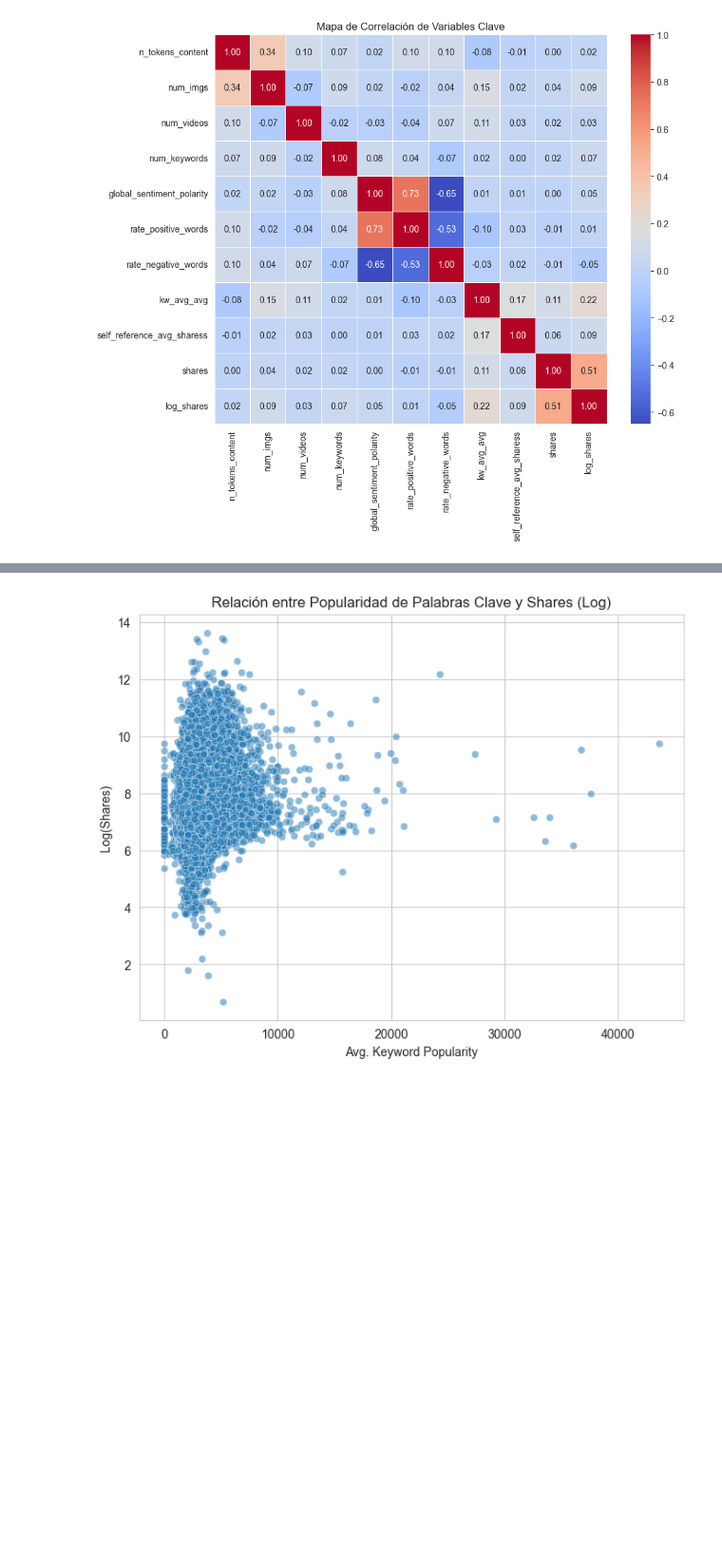
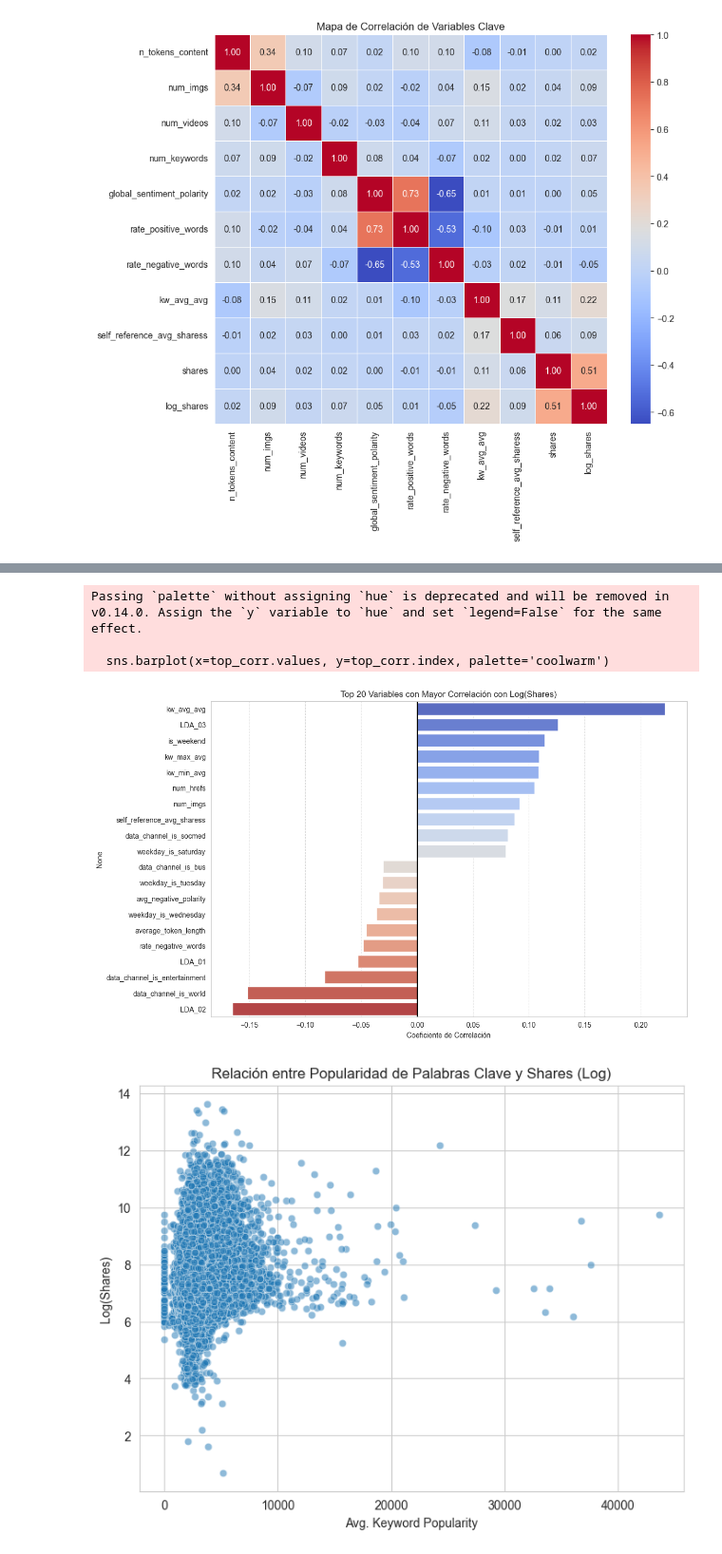
Before and after one commit to valnix140405/Heart-and-Lung-Sounds---Regression-Modeling, a Jupyter notebook: OnlineNewsPopularity/Proyecto_Integrador_News.ipynb, the cells around one changed output, grey strips where cells are left out. Shown at 95% size. Saved outputs shown, nothing was run; the diff lists cells and outputs as text; code cells hidden in the pictures; blank space fills up the shorter version.

```diff
--- a/OnlineNewsPopularity/Proyecto_Integrador_News.ipynb
+++ b/OnlineNewsPopularity/Proyecto_Integrador_News.ipynb
@@ -146,3 +150,27 @@ plt.show()
+# %%
+# Calcular correlación de todas las variables con log_shares
+correlations = df_clean.select_dtypes(include=[np.number]).corrwith(df_clean['log_shares']).sort_values(ascending=False)
+
+# Excluir la propia variable objetivo y 'shares' original
+correlations = correlations.drop(['log_shares', 'shares'], errors='ignore')
+
+# Seleccionar las 10 más positivas y 10 más negativas
+top_positive = correlations.head(10)
+top_negative = correlations.tail(10)
+top_corr = pd.concat([top_positive, top_negative])
+
+plt.figure(figsize=(12, 8))
+sns.barplot(x=top_corr.values, y=top_corr.index, palette='coolwarm')
+plt.title('Top 20 Variables con Mayor Correlación con Log(Shares)')
+plt.xlabel('Coeficiente de Correlación')
+plt.axvline(x=0, color='black', linestyle='-')
+plt.grid(axis='x', linestyle='--', alpha=0.7)
+plt.show()
+# %% [output]
+Passing `palette` without assigning `hue` is deprecated and will be removed in v0.14.0. Assign the `y` variable to `hue` and set `legend=False` for the same effect.
+
+  sns.barplot(x=top_corr.values, y=top_corr.index, palette='coolwarm')
+[figure, added]
 # %%
 # Scatter plot: Palabras clave vs Shares
 plt.figure(figsize=(8, 6))
```
Also changed, not shown: parts of 9 cells of this notebook, 1 other file.
